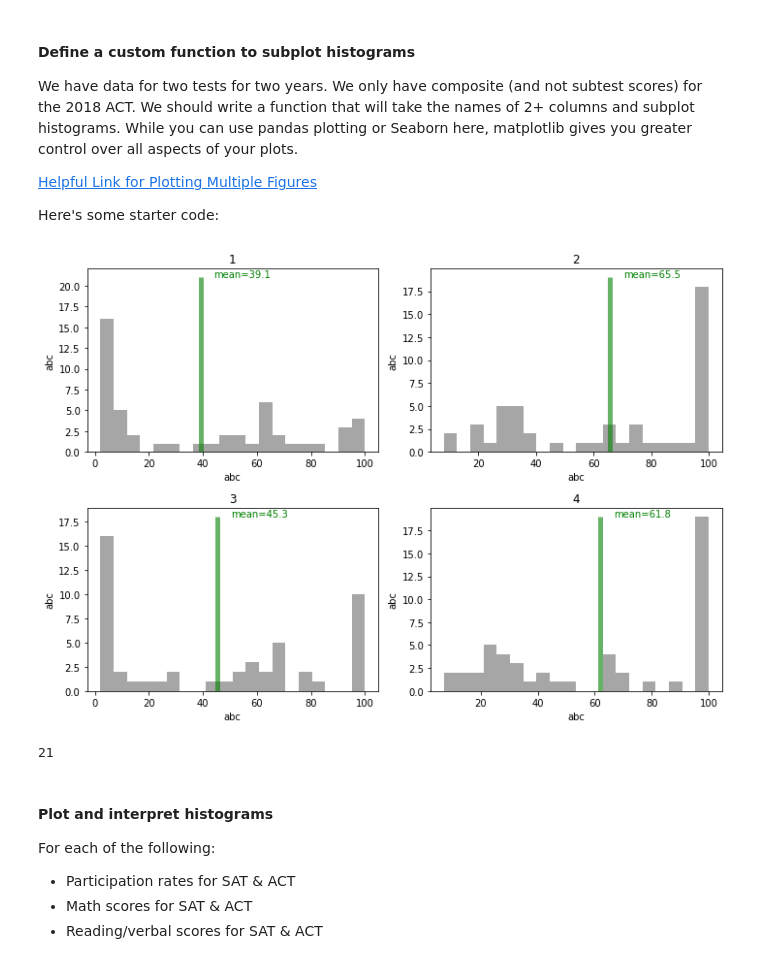
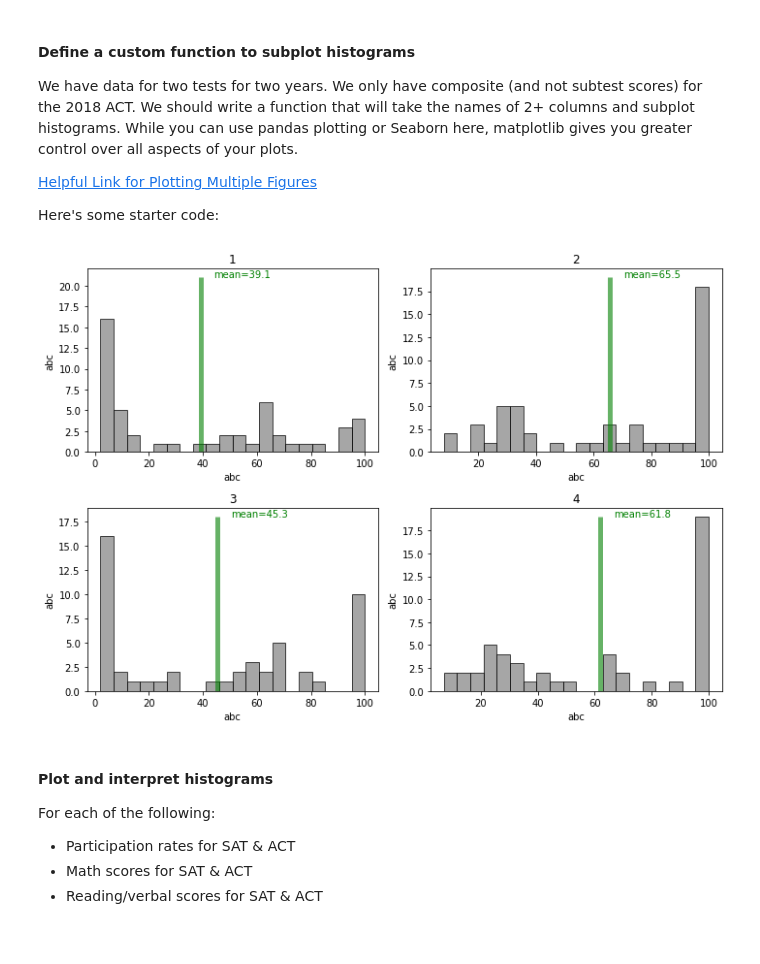
Before and after one commit to saiedmighani/EDA_analysis_SAT_tests, a Jupyter notebook: b_codes/c_VIZ.ipynb, the cells around one changed output. Drawn from its saved outputs; the diff is of its cells as text; code cells hidden in the pictures.

Commit message:
update plots

```diff
--- a/b_codes/c_VIZ.ipynb
+++ b/b_codes/c_VIZ.ipynb
@@ -127,30 +127,24 @@ Here's some starter code:
 # %%
 def subplot_histograms(dataframe, list_of_columns, list_of_titles, list_of_xlabels, list_of_ylabels):
 
-
+    plt.rcParams["patch.force_edgecolor"] = True # Inspiration: https://stackoverflow.com/questions/43080259/no-outlines-on-bins-of-matplotlib-histograms-or-seaborn-distplots
     nrows = int(np.ceil(len(list_of_columns)/2)) # Makes sure you have enough rows
     fig, ax = plt.subplots(nrows=nrows, ncols=2, figsize = (10, 7)); # You'll want to specify your figsize
     ax = ax.ravel() # Ravel turns a matrix into a vector, which is easier to iterate
     for i, column in enumerate(list_of_columns): # Gives us an index value to get into all our lists
         ax[i].hist(dataframe[column], bins = 20, color = "grey", alpha = 0.7); # feel free to add more settings
         # Set titles, labels, etc here for each subplot
         ax[i].vlines(x = np.mean(dataframe[column]), ymin = 0, ymax = np.max((np.histogram(dataframe[column]))[0]), color = 'green', linewidth = 5, alpha = 0.6)
         ax[i].text(np.mean(dataframe[column]) + 5, np.max((np.histogram(dataframe[column]))[0]), f'mean={round(np.mean(dataframe[column]), 1)}', color = 'green')
         ax[i].set_title(list_of_titles[i]);
         ax[i].set_xlabel(list_of_xlabels[i]);
-        ax[i].set_ylabel(list_of_xlabels[i]);
+        ax[i].set_ylabel(list_of_ylabels[i]);
         plt.tight_layout();
 
 #Testing the function
 subplot_histograms(df_final, ["sat_2017_participation", "act_2017_participation", "sat_2018_participation", "act_2018_participation"], ["1", "2", "3", "4"], ["abc", "abc", "abc", "abc"], ["abc", "abc", "abc", "abc"]);
 # %% [output]
-[figure, old version]
+[figure, new version]
-# %%
-#ax = plt.subplots(1, 2, figsize = (10, 7));
-
-np.max((np.histogram(df_final["sat_2017_participation"]))[0])
-# %% [output]
-21
 # %% [markdown]
 #### Plot and interpret histograms
 For each of the following:
```
Also changed, not shown: parts of 3 cells of this notebook, 1 other file.
